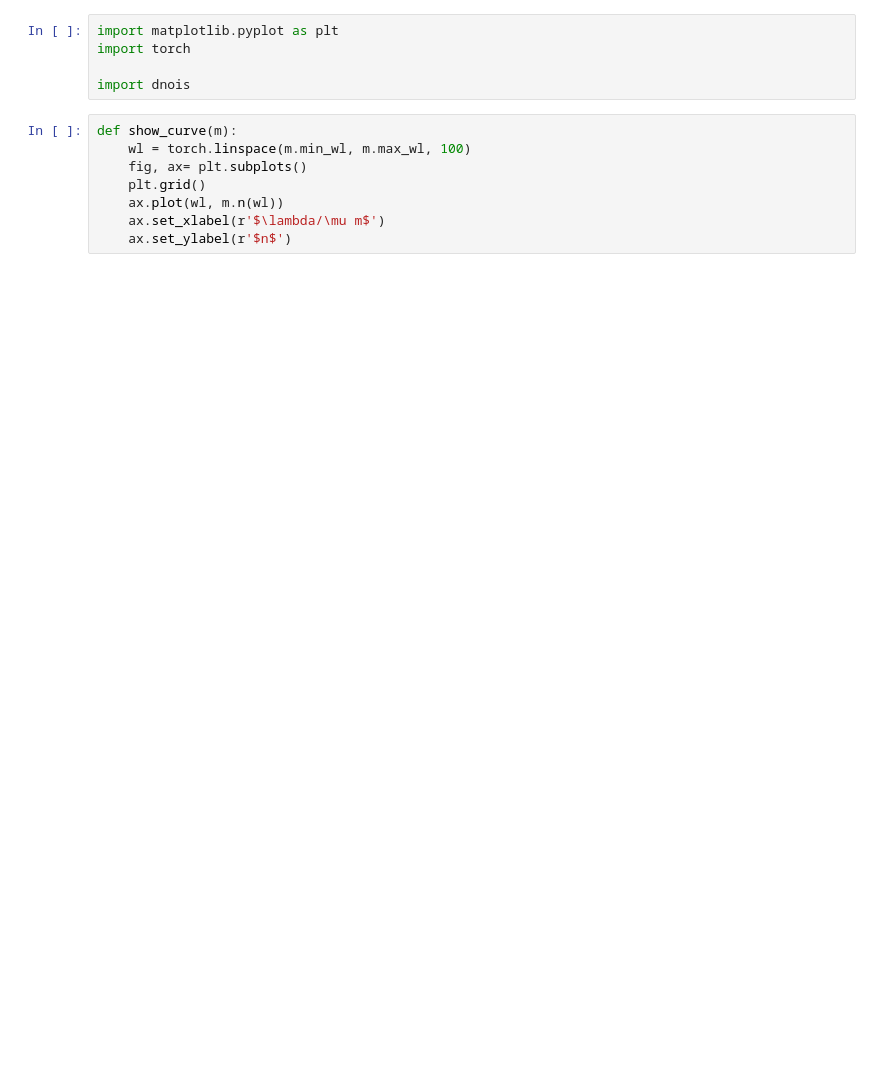
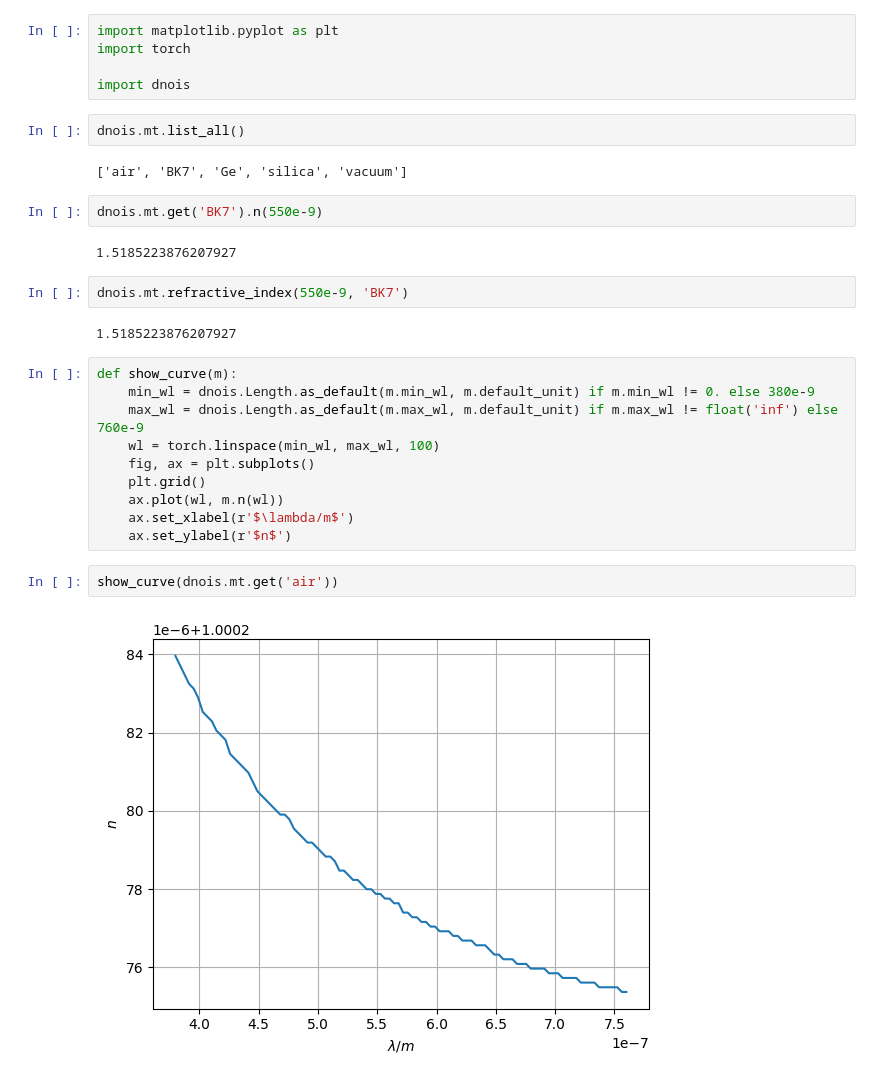
Before and after one commit to GjQAQ/dnois, a Jupyter notebook: demos/Material.ipynb, the cells around one changed output. Drawn from its saved outputs; the diff is of its cells as text; blank space fills up the shorter version.

```diff
--- a/demos/Material.ipynb
+++ b/demos/Material.ipynb
@@ -3,12 +3,30 @@ import matplotlib.pyplot as plt
 import torch
 
 import dnois
+# %%
+dnois.mt.list_all()
+# %% [output]
+['air', 'BK7', 'Ge', 'silica', 'vacuum']
+# %%
+dnois.mt.get('BK7').n(550e-9)
+# %% [output]
+1.5185223876207927
+# %%
+dnois.mt.refractive_index(550e-9, 'BK7')
+# %% [output]
+1.5185223876207927
 # %%
 def show_curve(m):
-    wl = torch.linspace(m.min_wl, m.max_wl, 100)
-    fig, ax= plt.subplots()
+    min_wl = dnois.Length.as_default(m.min_wl, m.default_unit) if m.min_wl != 0. else 380e-9
+    max_wl = dnois.Length.as_default(m.max_wl, m.default_unit) if m.max_wl != float('inf') else 760e-9
+    wl = torch.linspace(min_wl, max_wl, 100)
+    fig, ax = plt.subplots()
     plt.grid()
     ax.plot(wl, m.n(wl))
-    ax.set_xlabel(r'$\lambda/\mu m$')
+    ax.set_xlabel(r'$\lambda/m$')
     ax.set_ylabel(r'$n$')
+# %%
+show_curve(dnois.mt.get('air'))
+# %% [output]
+[figure, added]
 # %%
```
Also changed, not shown: parts of 3 cells of this notebook, 3 other files.
